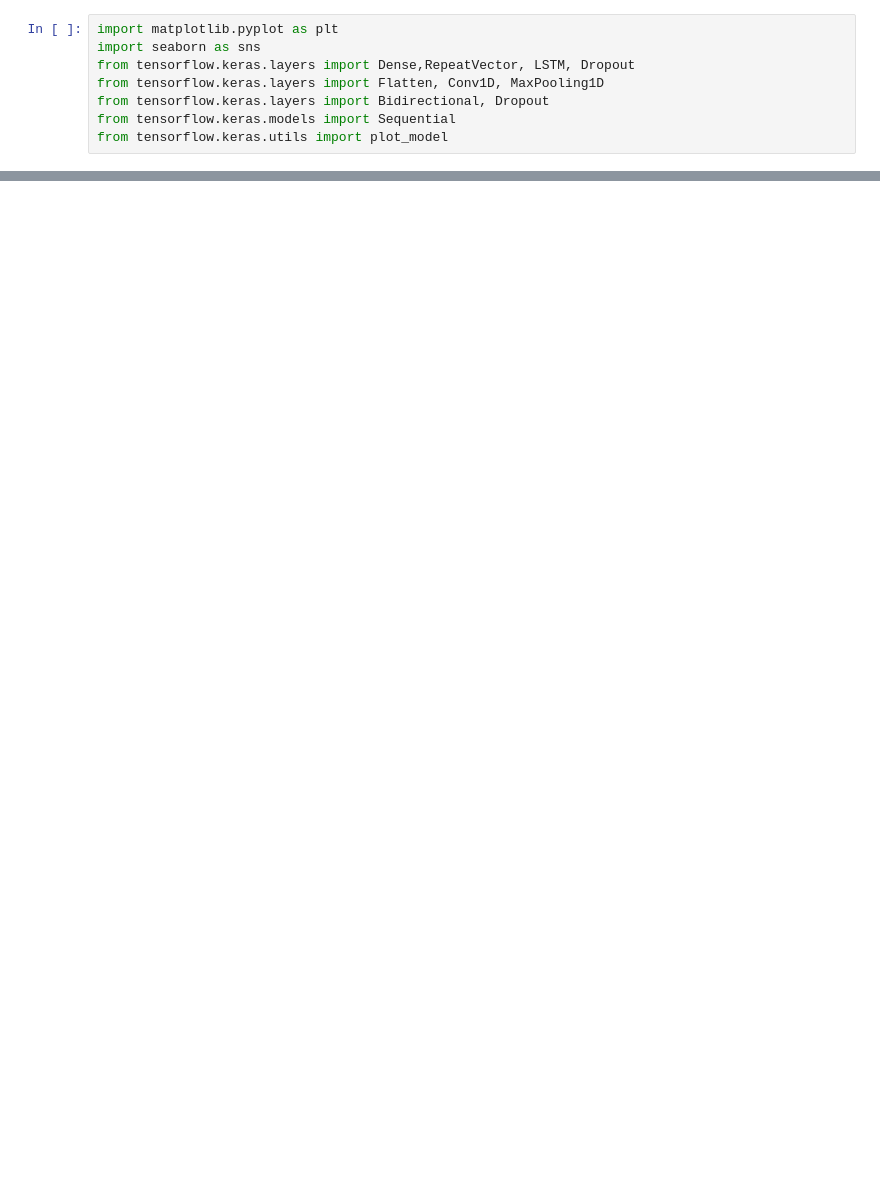
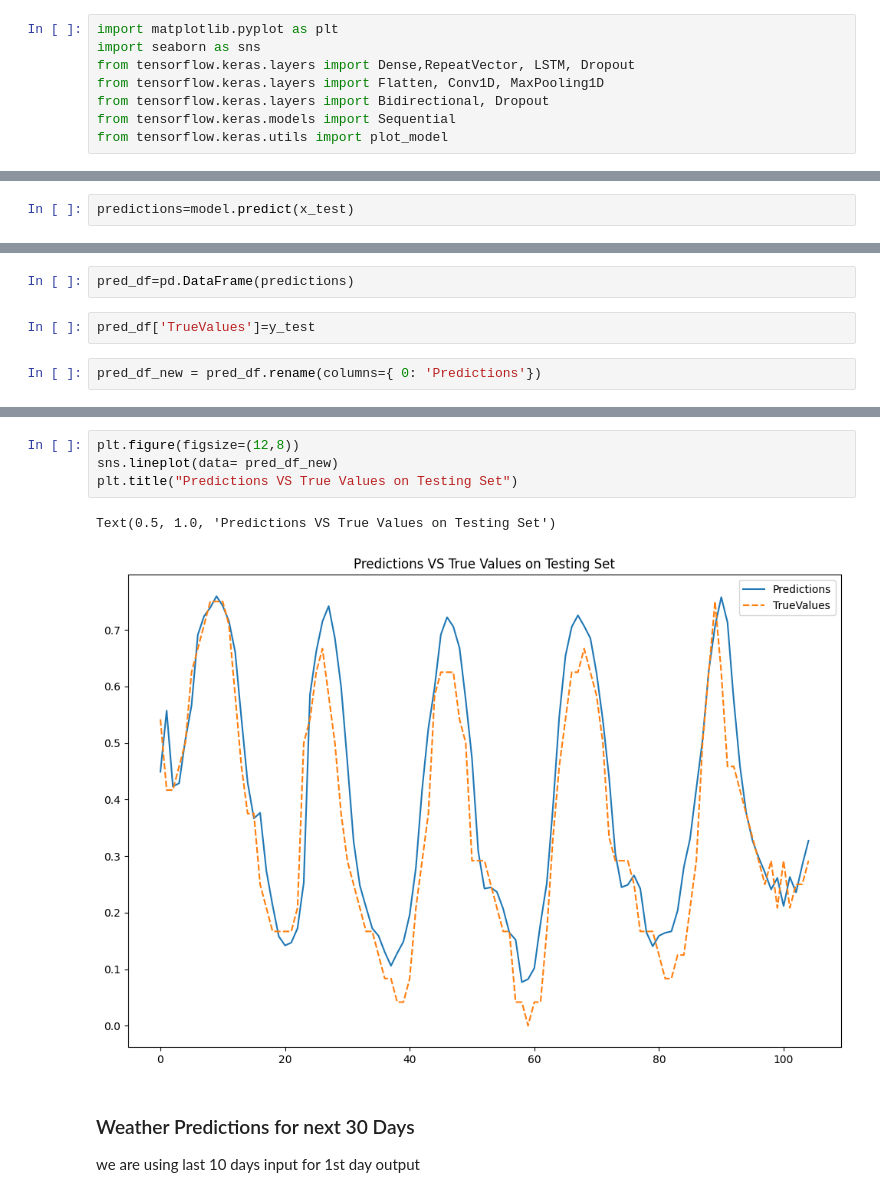
Before and after one commit to tashifkhan/SolarHelper, a Jupyter notebook: weather analysis/weather_prediction_lstm.ipynb, the cells around one changed output, grey strips where cells are left out. Cells and saved outputs as stored; diff of their text form; blank space fills up the shorter version.

```diff
--- a/weather analysis/weather_prediction_lstm.ipynb
+++ b/weather analysis/weather_prediction_lstm.ipynb
@@ -131,0 +203,2 @@ from tensorflow.keras.utils import plot_model
+# %%
+predictions=model.predict(x_test)
@@ -131,0 +221,6 @@ from tensorflow.keras.utils import plot_model
+# %%
+pred_df=pd.DataFrame(predictions)
+# %%
+pred_df['TrueValues']=y_test
+# %%
+pred_df_new = pred_df.rename(columns={ 0: 'Predictions'})
@@ -131,0 +243,12 @@ from tensorflow.keras.utils import plot_model
+# %%
+plt.figure(figsize=(12,8))
+sns.lineplot(data= pred_df_new)
+plt.title("Predictions VS True Values on Testing Set")
+# %% [output]
+Text(0.5, 1.0, 'Predictions VS True Values on Testing Set')
+[figure, added]
+# %% [markdown]
+
+### Weather Predictions for next 30 Days
+
+we are using last 10 days input for 1st day output
```
Also changed, not shown: parts of 33 cells of this notebook.
